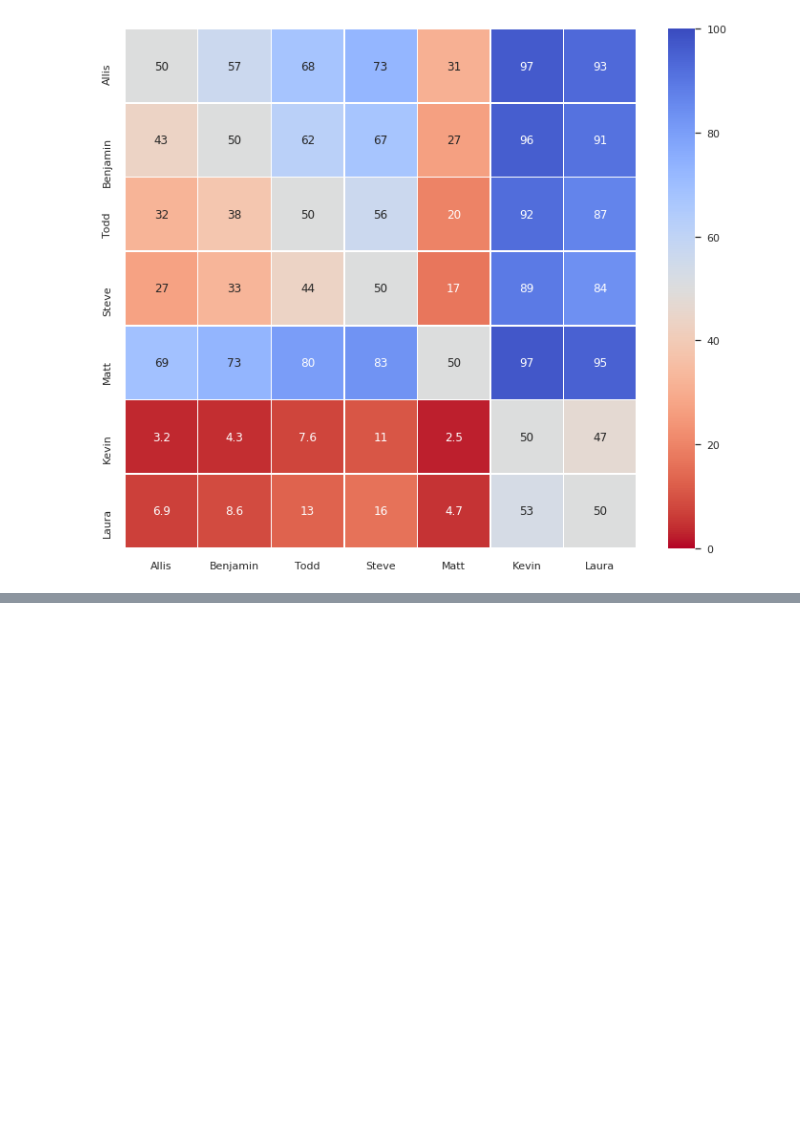
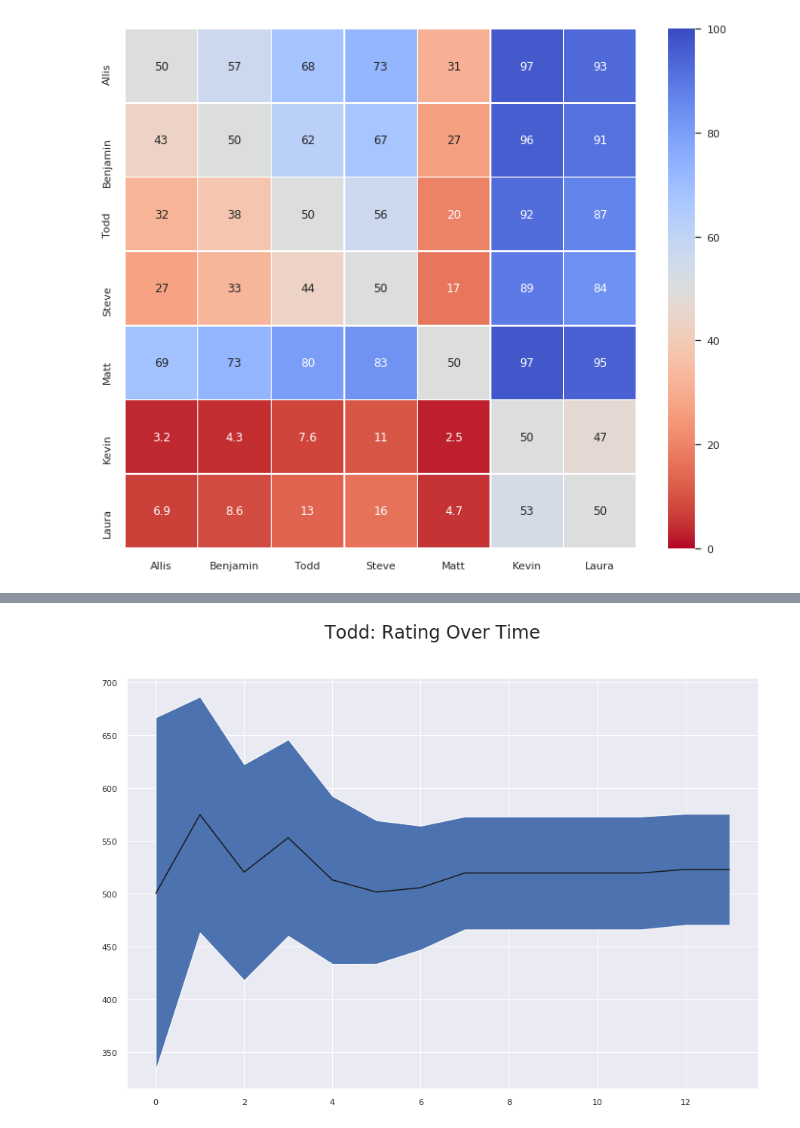
Before and after one commit to ThePlaidMentat/warrank, a Jupyter notebook: RedRankTrueSkill.ipynb, the cells around one changed output, grey strips where cells are left out. Cells and saved outputs as stored; diff of their text form; code cells hidden in the pictures; blank space fills up the shorter version.

```diff
--- a/RedRankTrueSkill.ipynb
+++ b/RedRankTrueSkill.ipynb
@@ -157,0 +246,4 @@ sns.heatmap(wp_df, vmin=0, vmax=100, annot=True, linewidths=0.5, cmap='coolwarm_
+# %%
+plot_player('Todd', todd)
+# %% [output]
+[figure, added]
```
Also changed, not shown: parts of 9 cells of this notebook.
